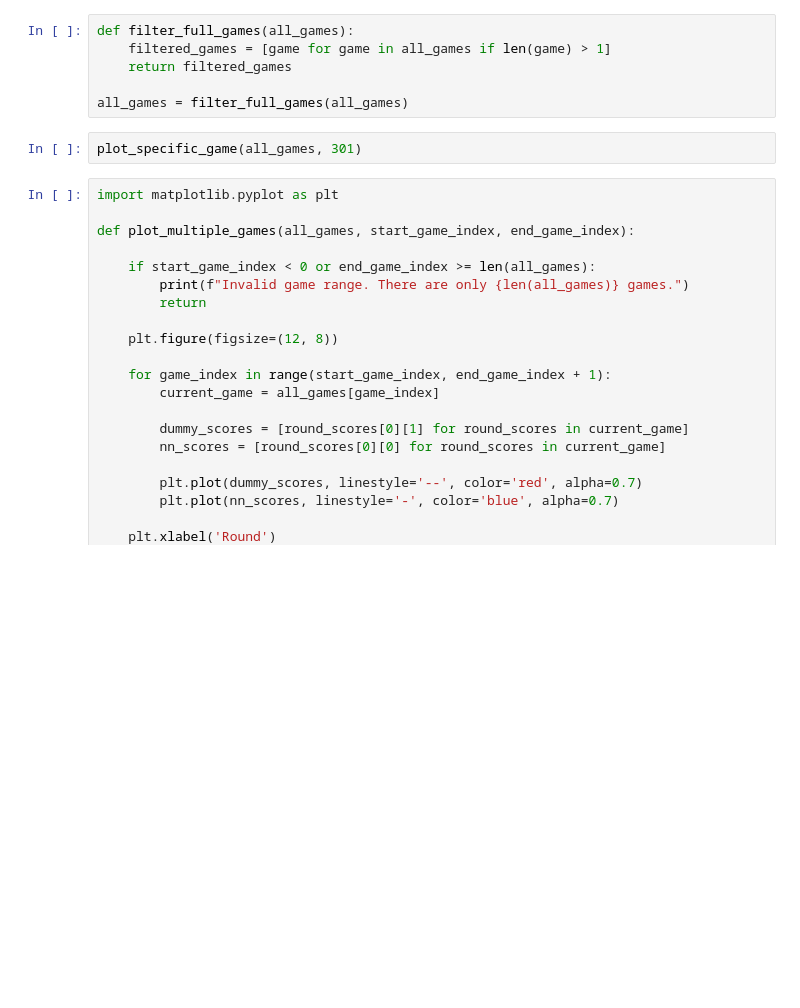
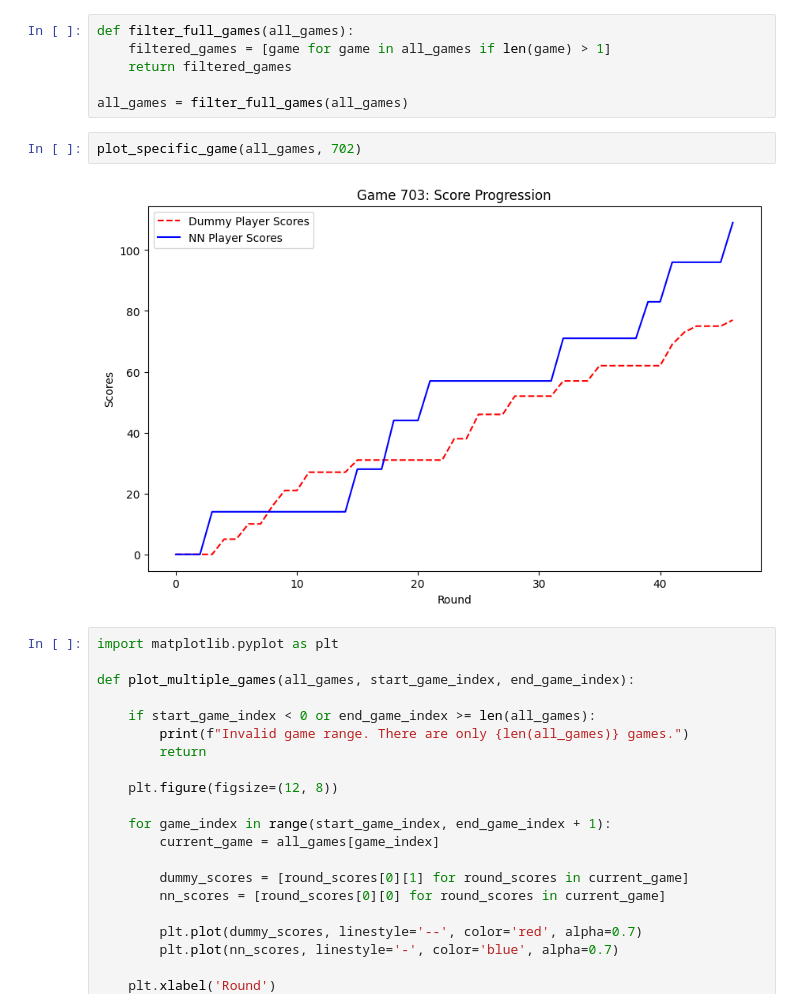
Before and after one commit to LeweLotki/PigGame, a Jupyter notebook: PigGame.ipynb, the cells around one changed output. Drawn from its saved outputs; the diff is of its cells as text; blank space fills up the shorter version.

```diff
--- a/PigGame.ipynb
+++ b/PigGame.ipynb
@@ -171,7 +192,9 @@ def filter_full_games(all_games):
 
 all_games = filter_full_games(all_games)
 # %%
-plot_specific_game(all_games, 301)
+plot_specific_game(all_games, 702)
+# %% [output]
+[figure, added]
 # %%
 import matplotlib.pyplot as plt
 
```
Also changed, not shown: parts of 5 cells of this notebook, 1 other file.
